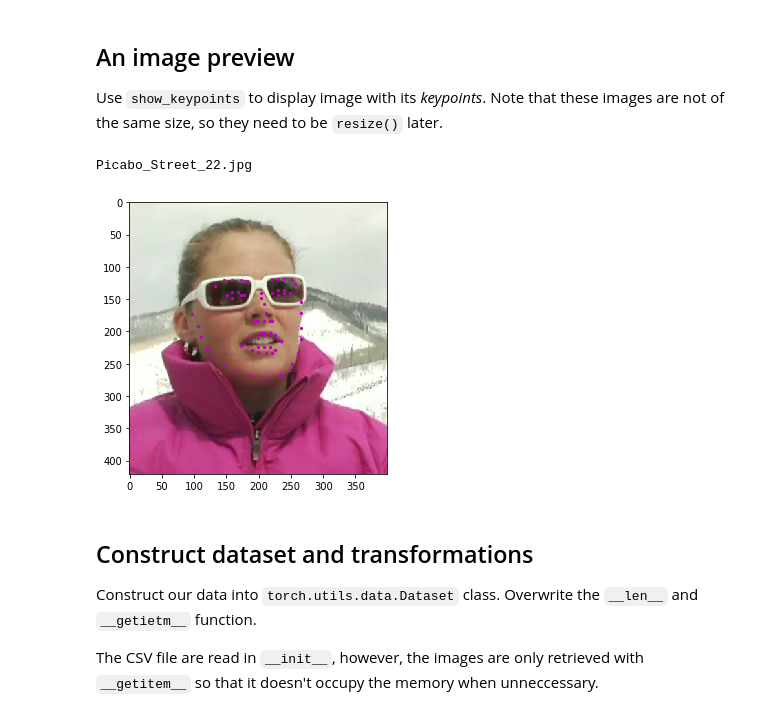
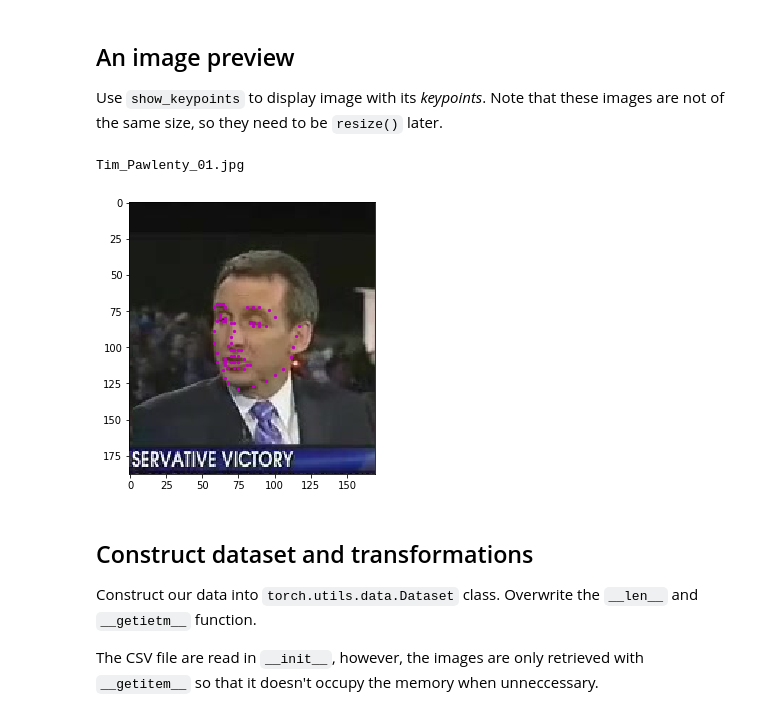
Before and after one commit to Sylar257/Facial-keypoint-detection, a Jupyter notebook: Facial_Keypoint_Detection.ipynb, the cells around one changed output. Drawn from its saved outputs; the diff is of its cells as text; code cells hidden in the pictures.

```diff
--- a/Facial_Keypoint_Detection.ipynb
+++ b/Facial_Keypoint_Detection.ipynb
@@ -57,19 +58,19 @@ def show_keypoints(image, key_pts):
 # %%
 # Display a few different types of images by changing the index n
 
 # select an image by index in our data frame
-n = 60
+n = 55
 image_name = key_pts_frame.iloc[n, 0]
 key_pts = key_pts_frame.iloc[n, 1:].as_matrix()
 key_pts = key_pts.astype('float').reshape(-1, 2)
 
 print(image_name)
 plt.figure(figsize=(5, 5))
 show_keypoints(mpimg.imread(os.path.join('data/training/', image_name)), key_pts)
 plt.show()
 # %% [output]
-Picabo_Street_22.jpg
+Tim_Pawlenty_01.jpg
-[figure, old version]
+[figure, new version]
 # %% [markdown]
 ## Construct dataset and transformations
 Construct our data into `torch.utils.data.Dataset` class.
```
Also changed, not shown: parts of 2 cells of this notebook, 7 other files.
